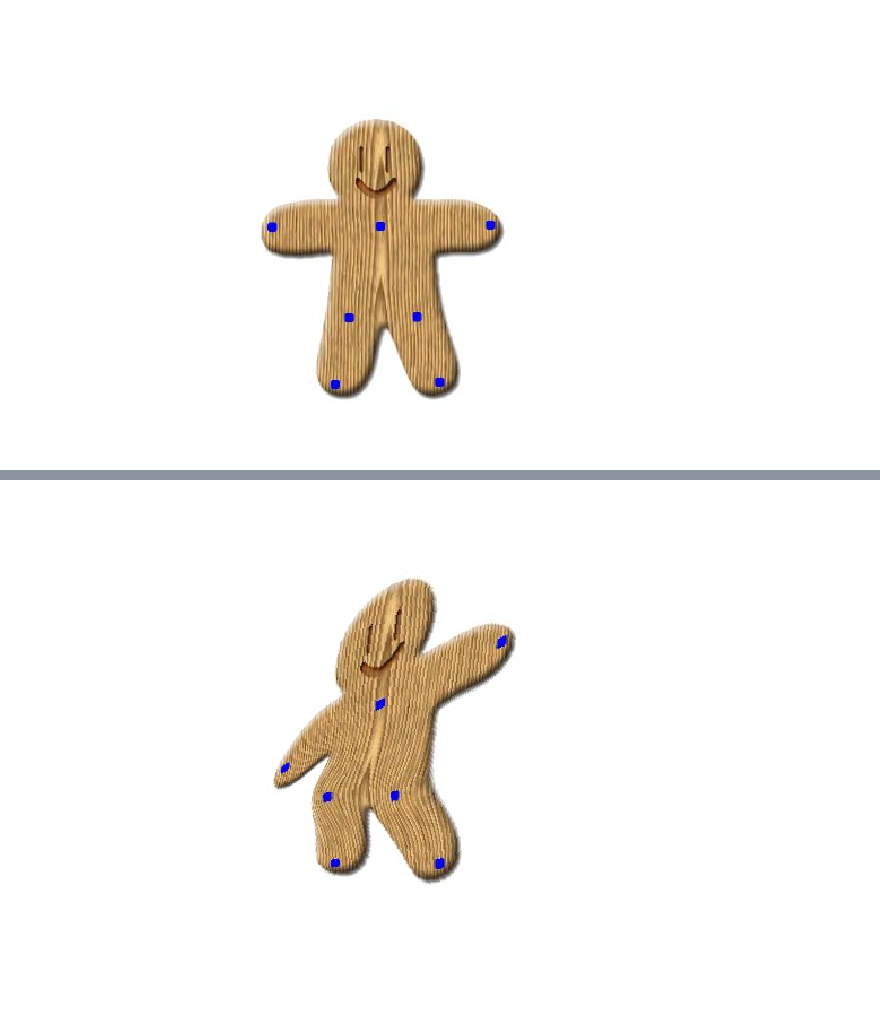
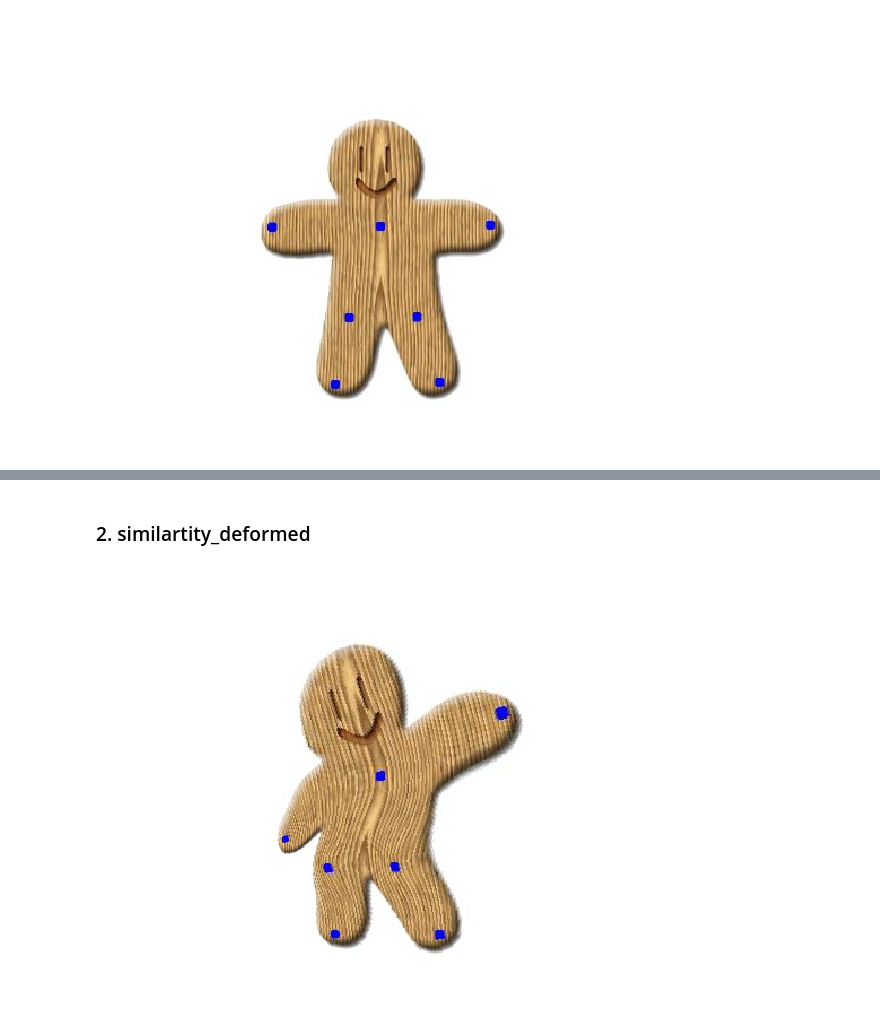
Before and after one commit to tiankaima/Notebooks, a Jupyter notebook: math-expt/lecture_12_matlab.ipynb, the cells around one changed output, grey strips where cells are left out. Saved outputs shown, nothing was run; the diff lists cells and outputs as text; code cells hidden in the pictures; blank space fills up the shorter version.

Commit message:
feat: add similartity_deformed

```diff
--- a/math-expt/lecture_12_matlab.ipynb
+++ b/math-expt/lecture_12_matlab.ipynb
@@ -44,0 +47,3 @@ PT_W_P = squeeze(sum(nPT_W_P, 1)); % [numRow, numCol, 2, 2]
+# %%
+sMu = squeeze(sum(snWeight .* sum(nP_hat .^ 2,4),1)); % [numRow, numCol]
+Mu = repmat(sMu, [1, 1, 2]); % [numRow, numCol, 2]
@@ -79,18 +104,2 @@ transformed = transformed + Q_star;
-# %%
-affine_deformed = zeros(size(image));
-
-for i = 1:numRow
-    for j = 1:numCol
-        x = transformed(i, j, 2);
-        y = transformed(i, j, 1);
-        if x >= 1 && x <= numCol && y >= 1 && y <= numRow
-            affine_deformed(i, j, :) = image(round(y), round(x), :);
-        else
-            affine_deformed(i, j, :) = 255;
-        end
-    end
-end
-
-imshow(affine_deformed / 255);
-# %% [output]
-[figure, removed]
+# %% [markdown]
+### 2. similartity_deformed
@@ -96,0 +140,20 @@ imshow(affine_deformed / 255);
+# %%
+transformed = temp ./ Mu + Q_star;
+
+similartity_deformed = zeros(size(image));
+
+for i = 1:numRow
+    for j = 1:numCol
+        x = transformed(i, j, 2);
+        y = transformed(i, j, 1);
+        if x >= 1 && x <= numCol && y >= 1 && y <= numRow
+            similartity_deformed(i, j, :) = image(round(y), round(x), :);
+        else
+            similartity_deformed(i, j, :) = 255;
+        end
+    end
+end
+
+imshow(similartity_deformed / 255);
+# %% [output]
+[figure, added]
```
Also changed, not shown: parts of 8 cells of this notebook.
